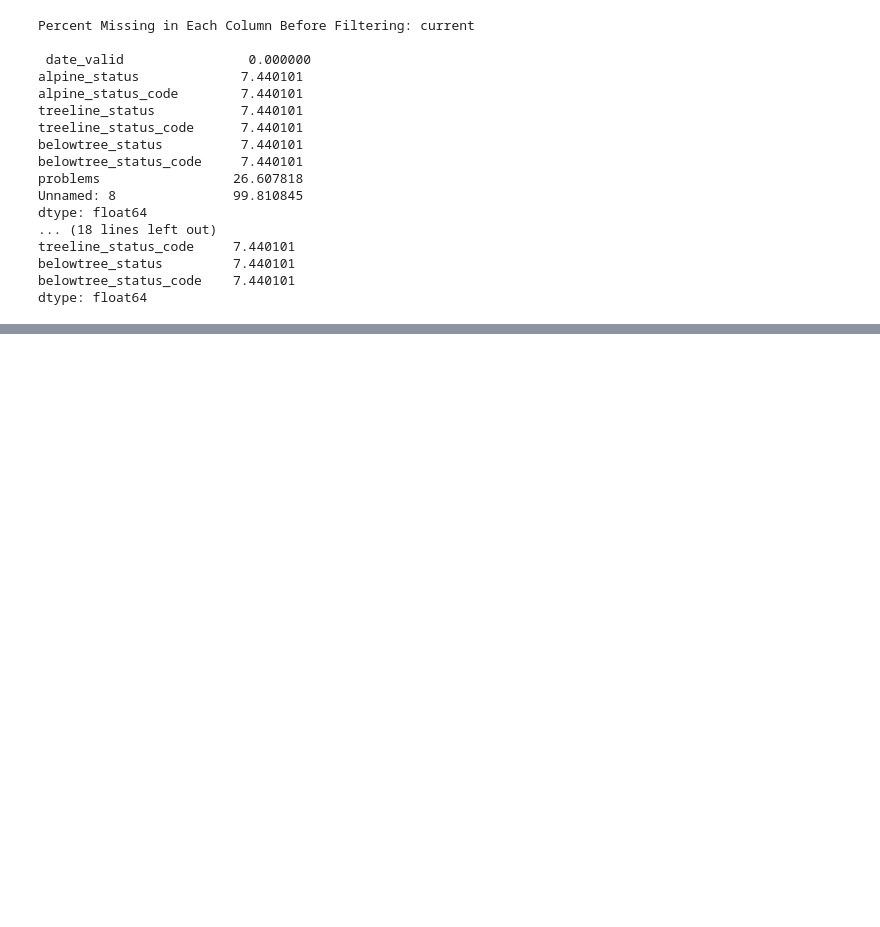
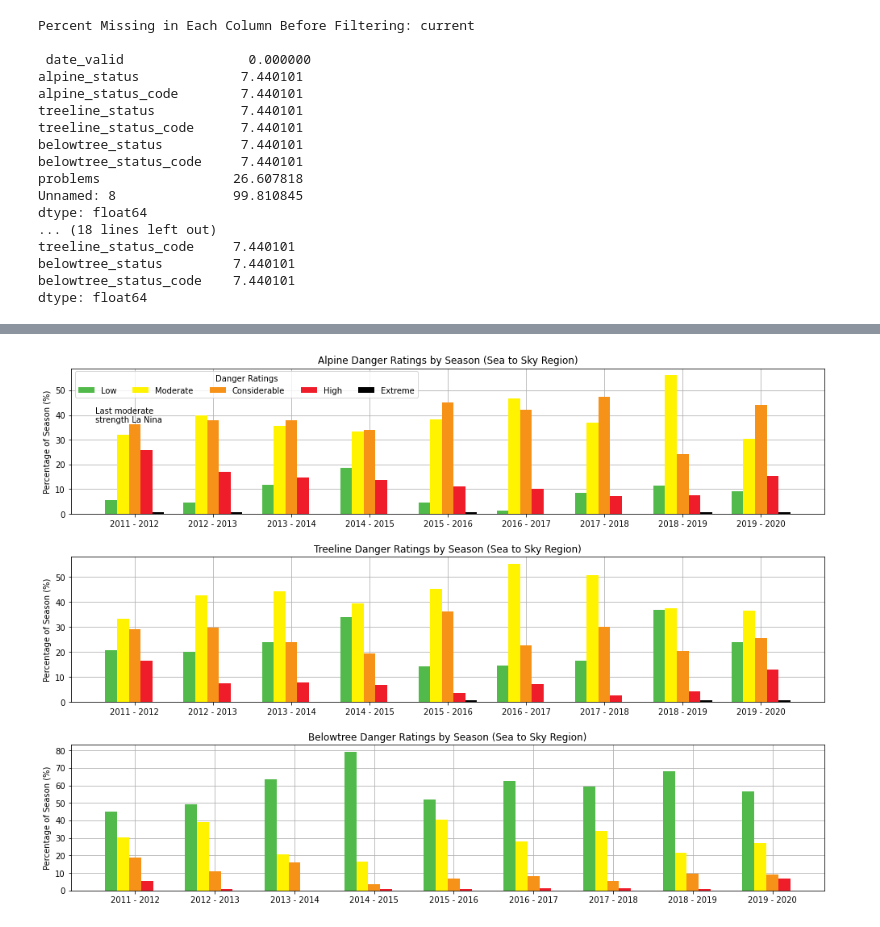
Before and after one commit to david-hurley/avalanche-canada-data-analysis, a Jupyter notebook: notebooks/2020_10_10_dh_clean_explore_data.ipynb, the cells around one changed output, grey strips where cells are left out. Saved outputs shown, nothing was run; the diff lists cells and outputs as text; code cells hidden in the pictures; blank space fills up the shorter version.

```diff
--- a/notebooks/2020_10_10_dh_clean_explore_data.ipynb
+++ b/notebooks/2020_10_10_dh_clean_explore_data.ipynb
@@ -191,0 +185,68 @@ for i, year in enumerate(years[:-1]):
+# %%
+# list of years in dataset
+years = df_cleaned_current.date_valid.dt.year.unique()
+
+# initialize empty list
+alpine_conditions = []
+treeline_conditions = []
+belowtree_conditions = []
+year_labels = []
+
+for i, year in enumerate(years[:-1]):
+
+    # define avalanche season
+    start = '{}-11-01'.format(year)
+    end = '{}-05-01'.format(year+1)
+
+    # create label for figure
+    label = '{} - {}'.format(year, year+1)
+    year_labels.append(label)
+
+    # creates list of avalanche conditions for each season at each elevation
+    alpine_conditions.append(df_cleaned_current[(df_cleaned_current.date_valid > start) &
+                                                (df_cleaned_current.date_valid < end)]['alpine_status_code'].value_counts(normalize=True) * 100)
+
+    treeline_conditions.append(df_cleaned_current[(df_cleaned_current.date_valid > start) &
+                                                (df_cleaned_current.date_valid < end)]['treeline_status_code'].value_counts(normalize=True) * 100)
+
+    belowtree_conditions.append(df_cleaned_current[(df_cleaned_current.date_valid > start) &
+                                                (df_cleaned_current.date_valid < end)]['belowtree_status_code'].value_counts(normalize=True) * 100)
+
+# creates dataframes from lists
+df_alpine = pd.DataFrame(alpine_conditions)
+df_treeline = pd.DataFrame(treeline_conditions)
+df_belowtree = pd.DataFrame(belowtree_conditions)
+
+fig, ax = plt.subplots(3,1,figsize=(14,10), facecolor="white")
+
+# define plot properties
+title_label = ['Alpine', 'Treeline', 'Belowtree']
+x = np.arange(len(alpine_conditions))
+width = 0.15
+
+# create bar charts
+for i, df in enumerate([df_alpine, df_treeline, df_belowtree]):
+
+    rects1 = ax[i].bar(x - width*2, df[1], width, label='Low', zorder=3, color=colors[0])
+    rects2 = ax[i].bar(x - width, df[2], width, label='Moderate', zorder=3, color=colors[1])
+    rects3 = ax[i].bar(x, df[3], width, label='Considerable', zorder=3, color=colors[2])
+    rects4 = ax[i].bar(x + width, df[4], width, label='High', zorder=3, color=colors[3])
+
+    if 5 in df.columns:
+        rects5 = ax[i].bar(x + width*2, df[5], width, label='Extreme', zorder=3, color=colors[4])
+
+    ax[i].set_xticks(x)
+    ax[i].set_xticklabels(year_labels)
+    ax[i].set_title('{} Danger Ratings by Season (Sea to Sky Region)'.format(title_label[i]))
+    ax[i].set_ylabel('Percentage of Season (%)')
+    ax[i].grid(zorder=0)
+
+# add legend and text
+ax[0].legend(title="Danger Ratings", loc='center left', bbox_to_anchor=(0, 0.64, 0.5, 0.5), ncol=5)
+ax[0].text(-0.5,37,'Last moderate \nstrength La Nina')
+
+fig.tight_layout(pad=2)
+
+plt.savefig('../figures/avalanche-danger-ratings-by-season-sea-to-sky-2011-2020.png')
+# %% [output]
+[figure, added]
```
Also changed, not shown: parts of 23 cells of this notebook, 13 other files.
